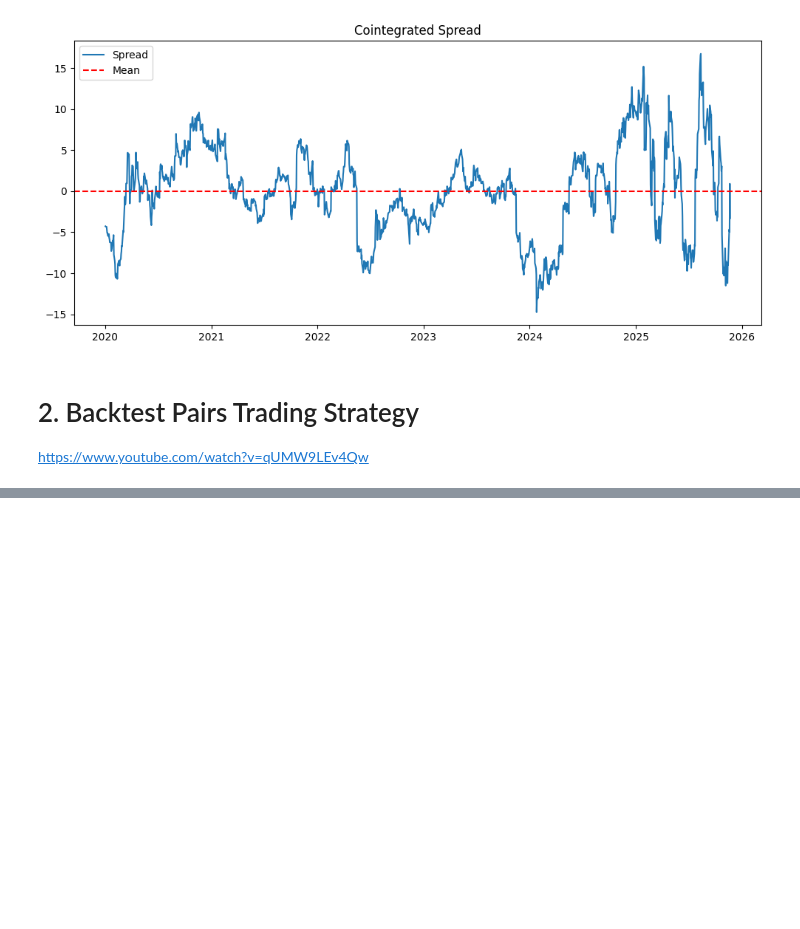
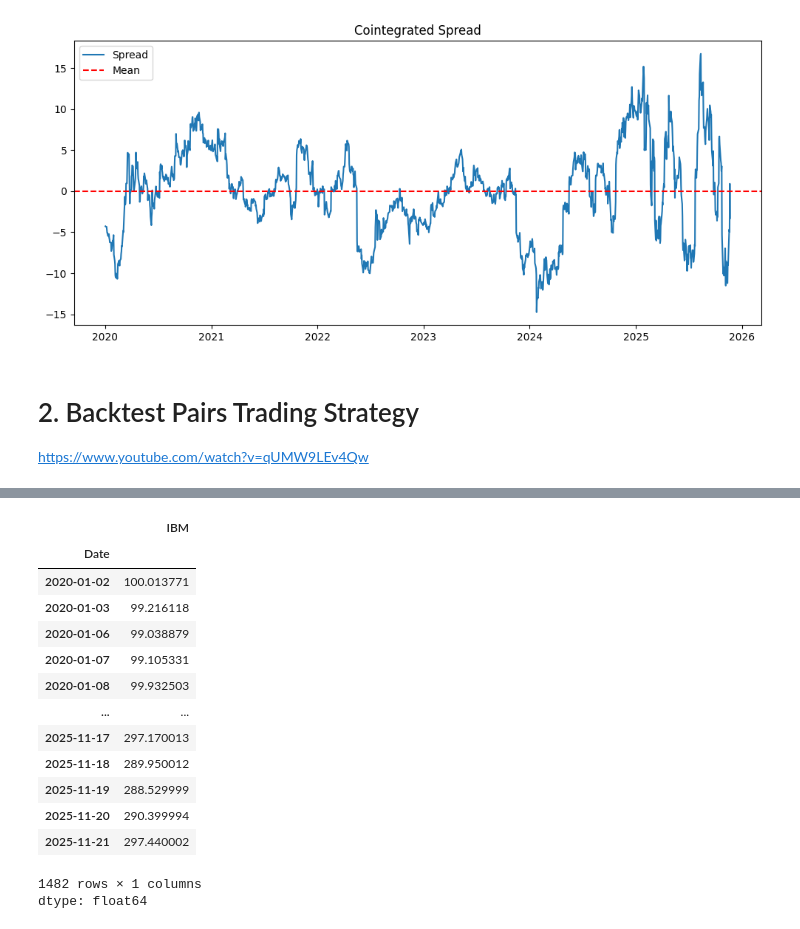
Before and after one commit to Dominique-Thorendal-Research/Pairs-Trading, a Jupyter notebook: Pairs_Trading.ipynb, the cells around one changed output, grey strips where cells are left out. Saved outputs shown, nothing was run; the diff lists cells and outputs as text; code cells hidden in the pictures; blank space fills up the shorter version.

```diff
--- a/Pairs_Trading.ipynb
+++ b/Pairs_Trading.ipynb
@@ -164,0 +223,18 @@ https://www.youtube.com/watch?v=qUMW9LEv4Qw
+# %%
+df_chosen[stock1]
+# %% [output]
+|  | IBM |
+| Date |  |
+| 2020-01-02 | 100.013771 |
+| 2020-01-03 | 99.216118 |
+| 2020-01-06 | 99.038879 |
+| 2020-01-07 | 99.105331 |
+| 2020-01-08 | 99.932503 |
+| ... | ... |
+| 2025-11-17 | 297.170013 |
+| 2025-11-18 | 289.950012 |
+| 2025-11-19 | 288.529999 |
+| 2025-11-20 | 290.399994 |
+| 2025-11-21 | 297.440002 |
+1482 rows × 1 columns
+dtype: float64
```
Also changed, not shown: parts of 16 cells of this notebook.
